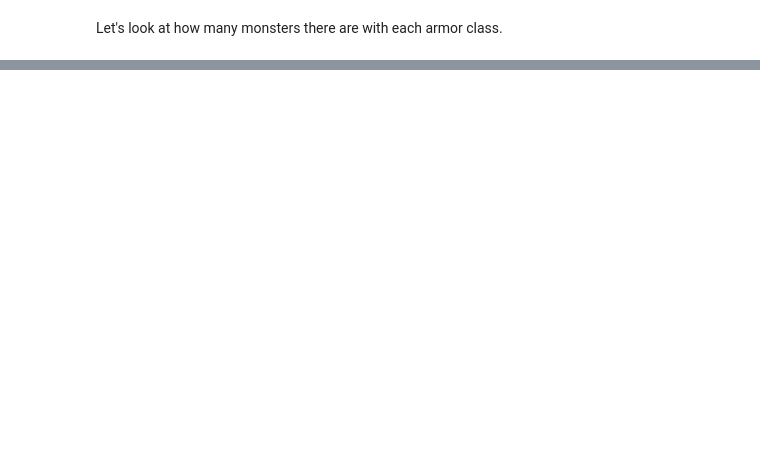
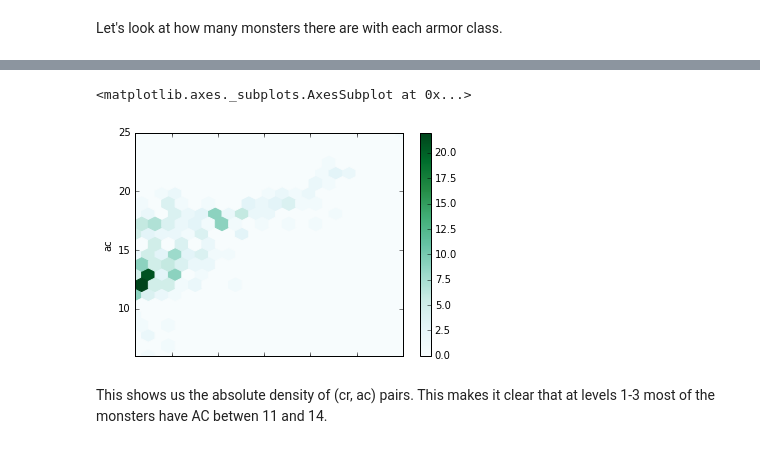
Before and after one commit to dails08/cobra-eligible, a Jupyter notebook: Dungeons and Data.ipynb, the cells around one changed output, grey strips where cells are left out. Drawn from its saved outputs; the diff is of its cells as text; code cells hidden in the pictures; blank space fills up the shorter version.

```diff
--- a/Dungeons and Data.ipynb
+++ b/Dungeons and Data.ipynb
@@ -129,0 +136,7 @@ monsterStats[['crd','ac']].groupby(['crd']).mean().plot(rot=0)
+# %%
+monsterStats.plot(kind="hexbin", x='crd',y='ac', gridsize=20)
+# %% [output]
+<matplotlib.axes._subplots.AxesSubplot at 0x...>
+[figure, added]
+# %% [markdown]
+This shows us the absolute density of (cr, ac) pairs.  This makes it clear that at levels 1-3 most of the monsters have AC betwen 11 and 14.
```
Also changed, not shown: parts of 23 cells of this notebook.
